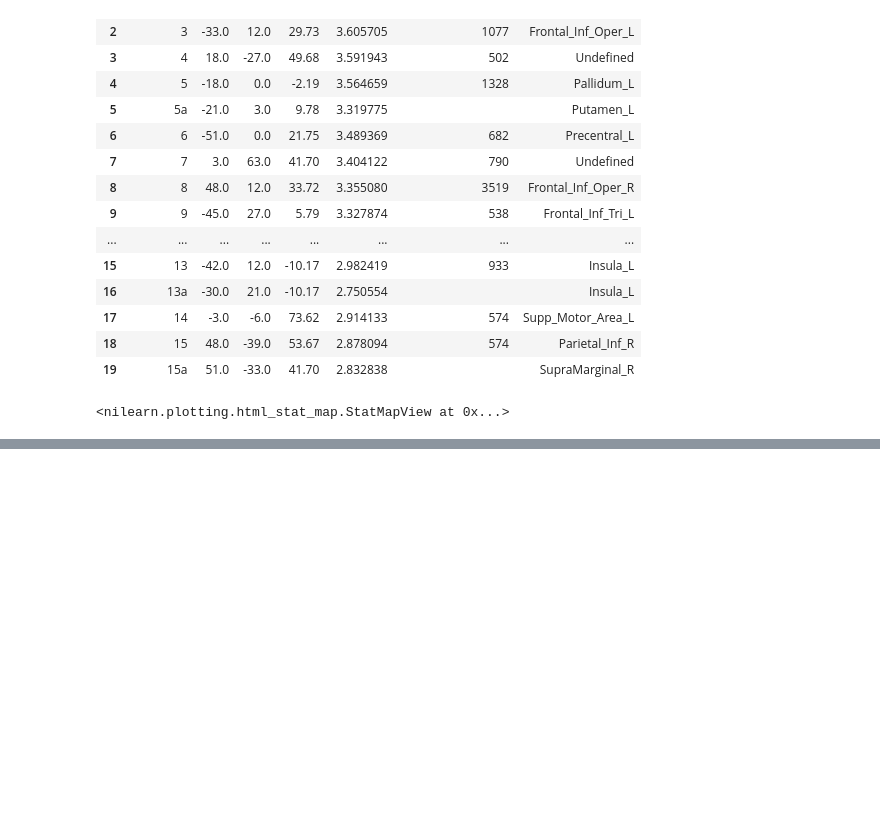
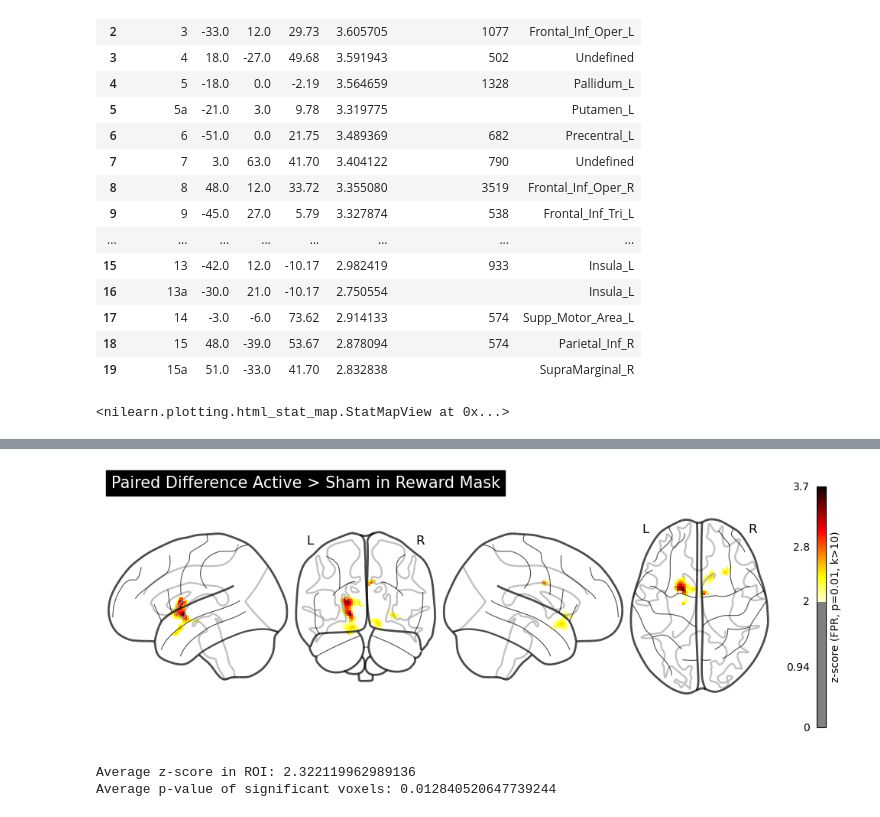
Before and after one commit to CIBIT-UC/musicnf-novelinterface, a Jupyter notebook: scripts/SecondLevelGLM_ActiveVSSham.ipynb, the cells around one changed output, grey strips where cells are left out. Drawn from its saved outputs; the diff is of its cells as text; code cells hidden in the pictures; blank space fills up the shorter version.

```diff
--- a/scripts/SecondLevelGLM_ActiveVSSham.ipynb
+++ b/scripts/SecondLevelGLM_ActiveVSSham.ipynb
@@ -135,0 +148,8 @@ nlp.view_img(corrected_map, threshold=thres, colorbar=True)
+# %%
+second_level_model_paired_masked = SecondLevelModel(n_jobs=2, smoothing_fwhm=8, mask_img=roi_bin).fit(
+    second_level_input, design_matrix=paired_design_matrix
+)
+
+stat_maps_paired_masked = second_level_model_paired_masked.compute_contrast(
+    "activeVSsham", output_type="all"
+)
@@ -135,0 +160,7 @@ nlp.view_img(corrected_map, threshold=thres, colorbar=True)
+# %%
+# threshold image
+ct = 10
+alpha = 0.05
+hc = 'fpr'
+
+corrected_map, thres = threshold_stats_img(stat_maps_paired_masked['z_score'], cluster_threshold=ct, alpha=alpha, height_control=hc)
@@ -135,0 +186,32 @@ nlp.view_img(corrected_map, threshold=thres, colorbar=True)
+# %%
+display = nlp.plot_glass_brain(
+    corrected_map,
+    threshold=thres,
+    colorbar=True,
+    plot_abs=False,
+    display_mode='lyrz',
+    title='Paired Difference Active > Sham in Reward Mask',
+)
+
+# Add colorbar text
+colorbar = display._cbar
+colorbar.set_label('z-score (FPR, p=0.01, k>10)')
+# %% [output]
+[figure, added]
+# %%
+import nibabel as nib
+
+A = corrected_map.get_fdata()
+
+sig_voxels = A > 0.0001
+
+# average all non-zero values of A
+B = np.mean(A[sig_voxels])
+print(f"Average z-score in ROI: {B}")
+
+C = stat_maps_paired_masked['p_value'].get_fdata()
+
+print(f"Average p-value of significant voxels: {np.mean(C[sig_voxels])}")
+# %% [output]
+Average z-score in ROI: 2.322119962989136
+Average p-value of significant voxels: 0.012840520647739244
```
Also changed, not shown: parts of 12 cells of this notebook, 4 other files.
